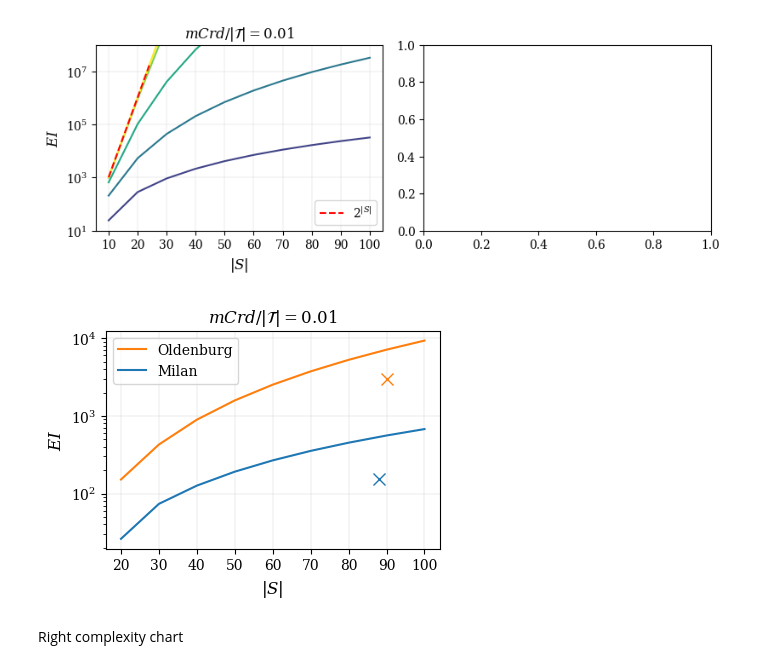
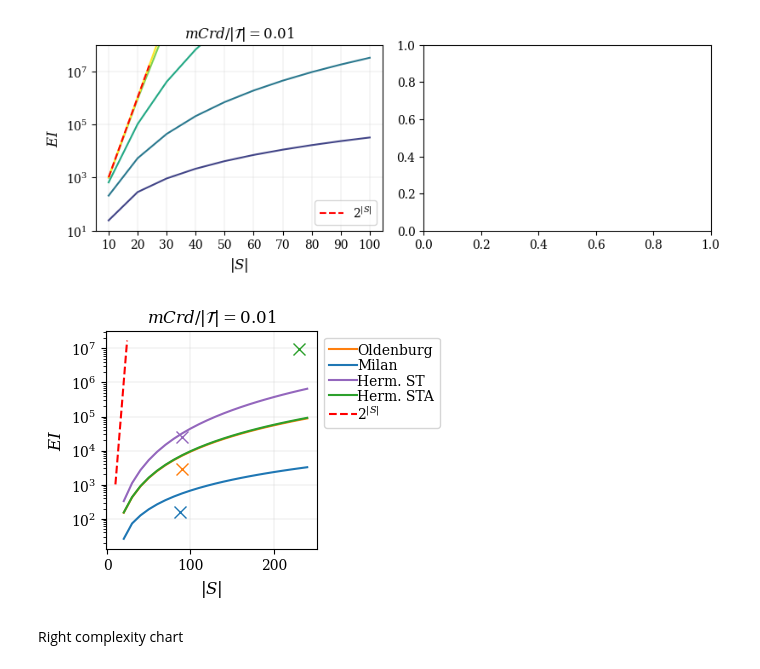
Before and after one commit to w4bo/ctm, a Jupyter notebook: src/main/python/CTM/Probability charts.ipynb, the cells around one changed output. Cells and saved outputs as stored; diff of their text form; code cells hidden in the pictures.

Commit message:
update charts

```diff
--- a/src/main/python/CTM/Probability charts.ipynb
+++ b/src/main/python/CTM/Probability charts.ipynb
@@ -211,15 +220,17 @@ plot(ntrajectories, mcrd)
 fig
 # %% [output]
 [figure]
-# %%
-axs2.plot(90, 2984, marker='x', markersize=8, c=tableau20[2])
-axs2.plot(88, 154, marker='x', markersize=8, c=tableau20[0])
-axs2.legend()
-fig2.savefig('../../../../output/complexity-emp.svg')
-fig2.savefig('../../../../output/complexity-emp.pdf')
-fig2
-# %% [output]
-[figure, removed]
+# %%
+axs2.plot(90, 2984, marker='x', markersize=8, c=tableau20[2])
+axs2.plot(88, 154, marker='x', markersize=8, c=tableau20[0])
+axs2.plot(90, 25000, marker='x', markersize=8, c=tableau20[8])
+axs2.plot(230, 9413175, marker='x', markersize=8, c=tableau20[4])
+axs2.legend(bbox_to_anchor=(1, 1), ncol=1, handletextpad=0.01, labelspacing = 0.1, columnspacing = 0.5)
+fig2.savefig('../../../../output/complexity-emp.svg')
+fig2.savefig('../../../../output/complexity-emp.pdf')
+fig2
+# %% [output]
+[figure, added]
 # %% [markdown]
 Right complexity chart
 # %%
```
Also changed, not shown: parts of 4 cells of this notebook, 12 other files.
